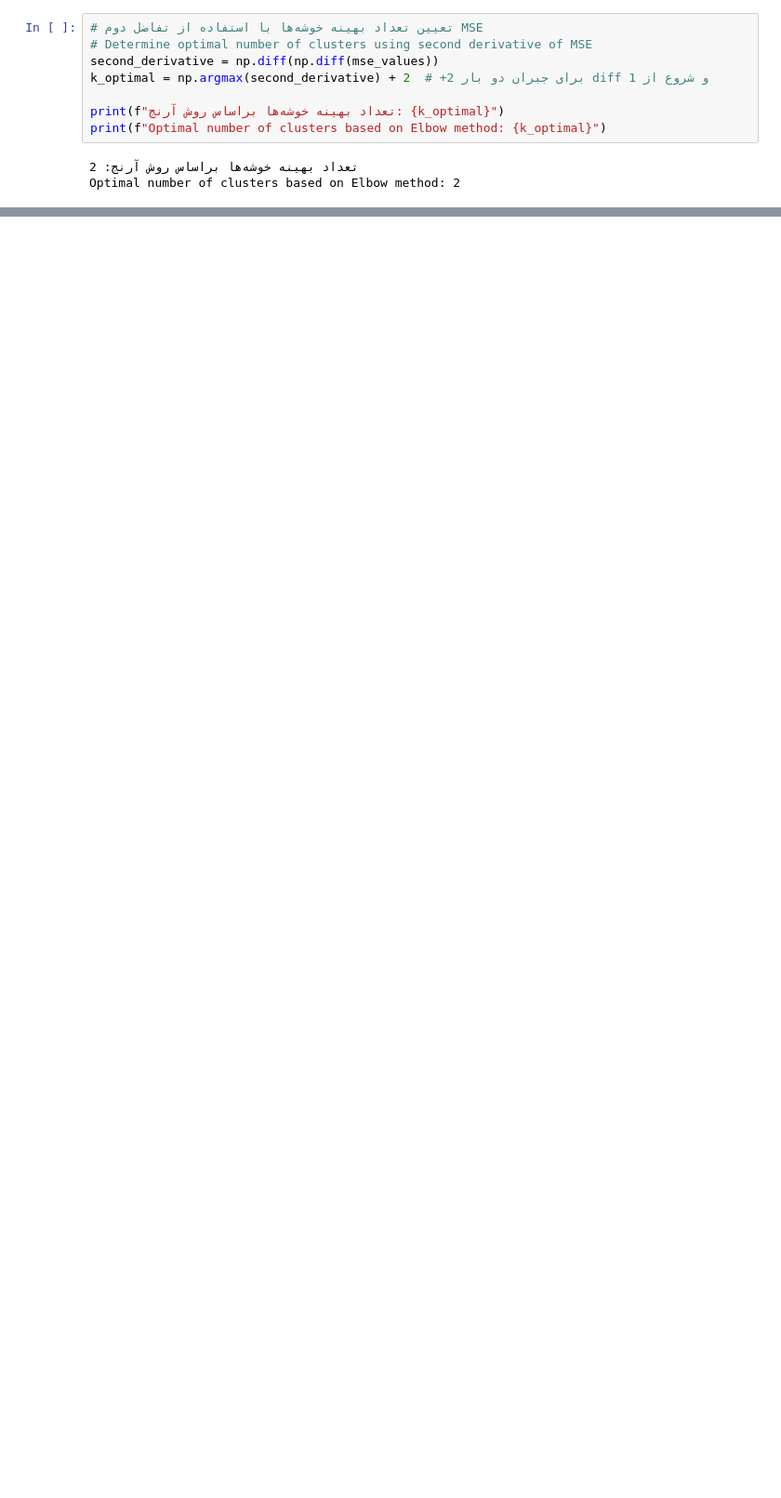
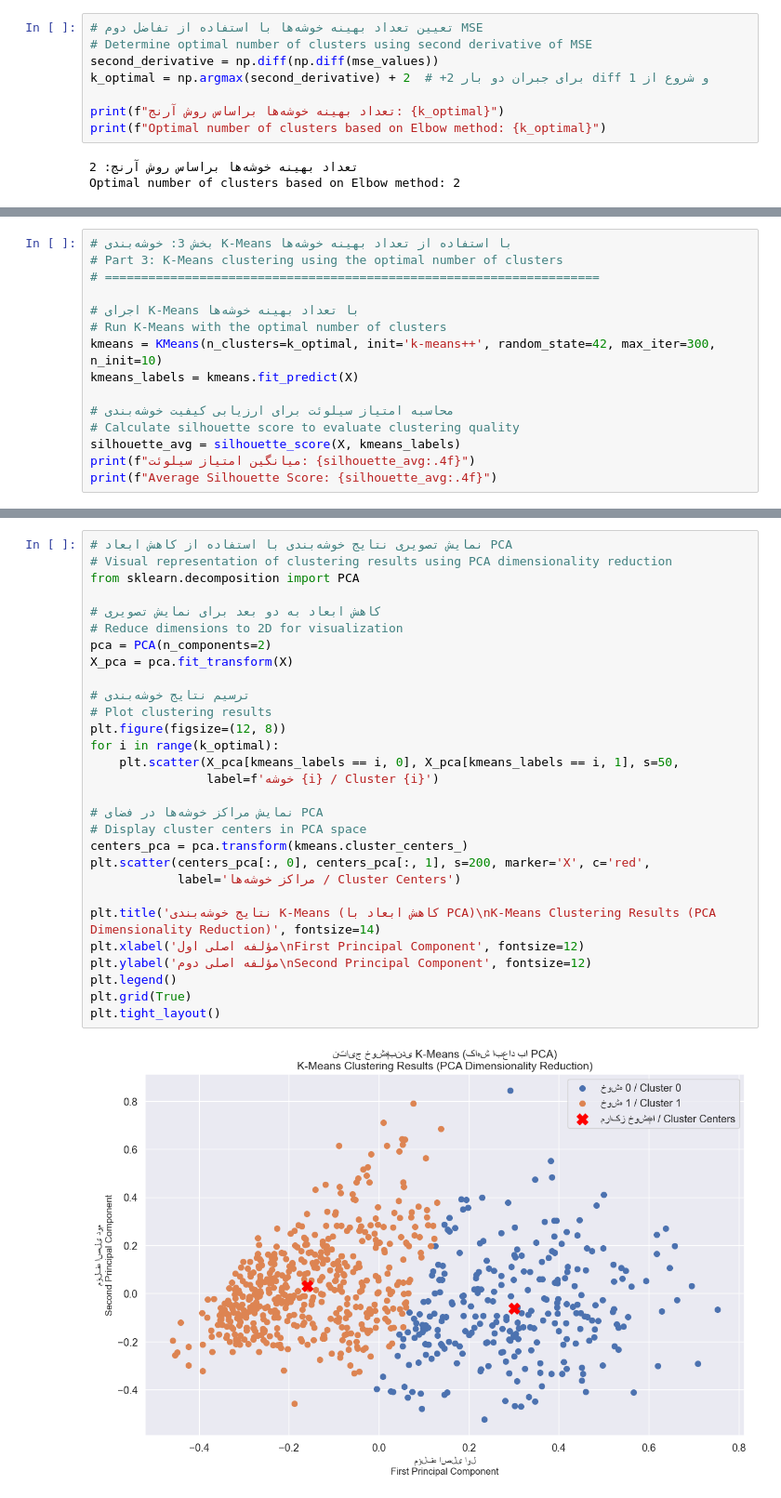
Before and after one commit to MahyadSaedpanah/ML---Pima-Indian-Diabetes, a Jupyter notebook: Clustering.ipynb, the cells around one changed output, grey strips where cells are left out. Shown at 93% size. Drawn from its saved outputs; the diff is of its cells as text; blank space fills up the shorter version.

Commit message:
Step 3: K-Means clustering using the optimal number of clusters

```diff
--- a/Clustering.ipynb
+++ b/Clustering.ipynb
@@ -150,0 +153,15 @@ Optimal number of clusters based on Elbow method: 2
+# %%
+# بخش 3: خوشه‌بندی K-Means با استفاده از تعداد بهینه خوشه‌ها
+# Part 3: K-Means clustering using the optimal number of clusters
+# ====================================================================
+
+# اجرای K-Means با تعداد بهینه خوشه‌ها
+# Run K-Means with the optimal number of clusters
+kmeans = KMeans(n_clusters=k_optimal, init='k-means++', random_state=42, max_iter=300, n_init=10)
+kmeans_labels = kmeans.fit_predict(X)
+
+# محاسبه امتیاز سیلوئت برای ارزیابی کیفیت خوشه‌بندی
+# Calculate silhouette score to evaluate clustering quality
+silhouette_avg = silhouette_score(X, kmeans_labels)
+print(f"میانگین امتیاز سیلوئت: {silhouette_avg:.4f}")
+print(f"Average Silhouette Score: {silhouette_avg:.4f}")
@@ -150,0 +236,31 @@ Optimal number of clusters based on Elbow method: 2
+# %%
+# نمایش تصویری نتایج خوشه‌بندی با استفاده از کاهش ابعاد PCA
+# Visual representation of clustering results using PCA dimensionality reduction
+from sklearn.decomposition import PCA
+
+# کاهش ابعاد به دو بعد برای نمایش تصویری
+# Reduce dimensions to 2D for visualization
+pca = PCA(n_components=2)
+X_pca = pca.fit_transform(X)
+
+# ترسیم نتایج خوشه‌بندی
+# Plot clustering results
+plt.figure(figsize=(12, 8))
+for i in range(k_optimal):
+    plt.scatter(X_pca[kmeans_labels == i, 0], X_pca[kmeans_labels == i, 1], s=50,
+                label=f'خوشه {i} / Cluster {i}')
+
+# نمایش مراکز خوشه‌ها در فضای PCA
+# Display cluster centers in PCA space
+centers_pca = pca.transform(kmeans.cluster_centers_)
+plt.scatter(centers_pca[:, 0], centers_pca[:, 1], s=200, marker='X', c='red',
+            label='مراکز خوشه‌ها / Cluster Centers')
+
+plt.title('نتایج خوشه‌بندی K-Means (کاهش ابعاد با PCA)\nK-Means Clustering Results (PCA Dimensionality Reduction)', fontsize=14)
+plt.xlabel('مؤلفه اصلی اول\nFirst Principal Component', fontsize=12)
+plt.ylabel('مؤلفه اصلی دوم\nSecond Principal Component', fontsize=12)
+plt.legend()
+plt.grid(True)
+plt.tight_layout()
+# %% [output]
+[figure, added]
```
Also changed, not shown: parts of 9 cells of this notebook.
